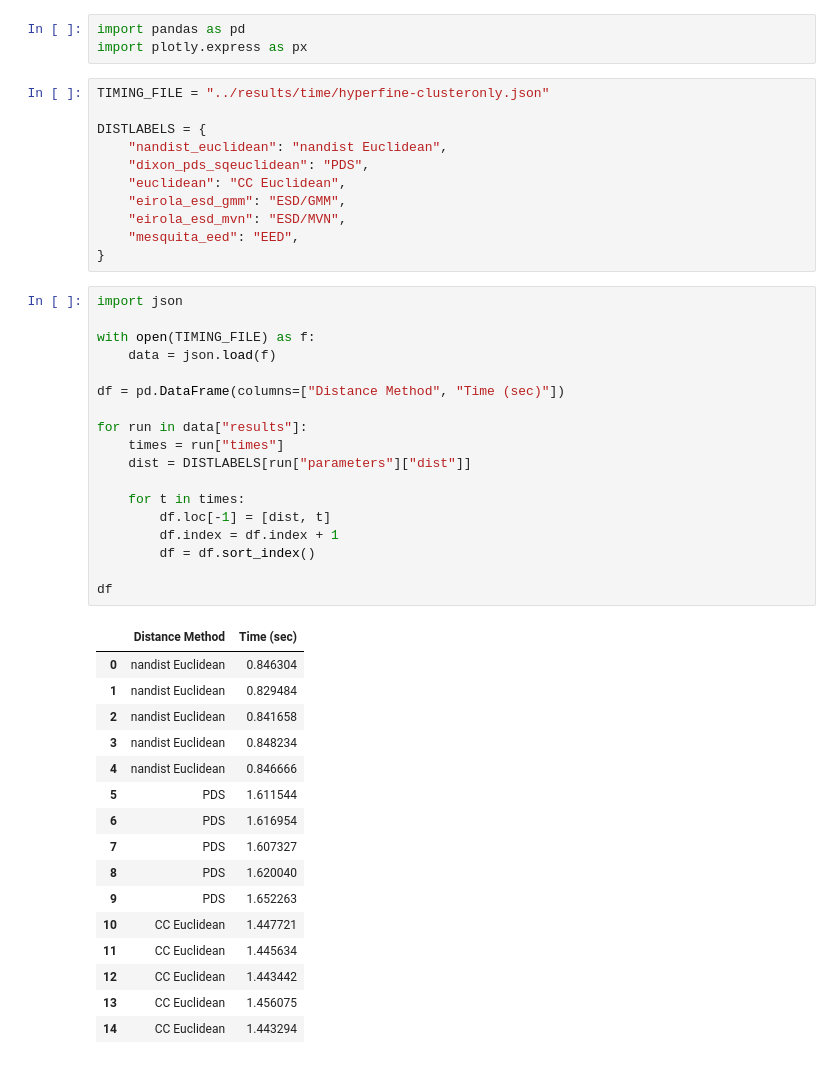
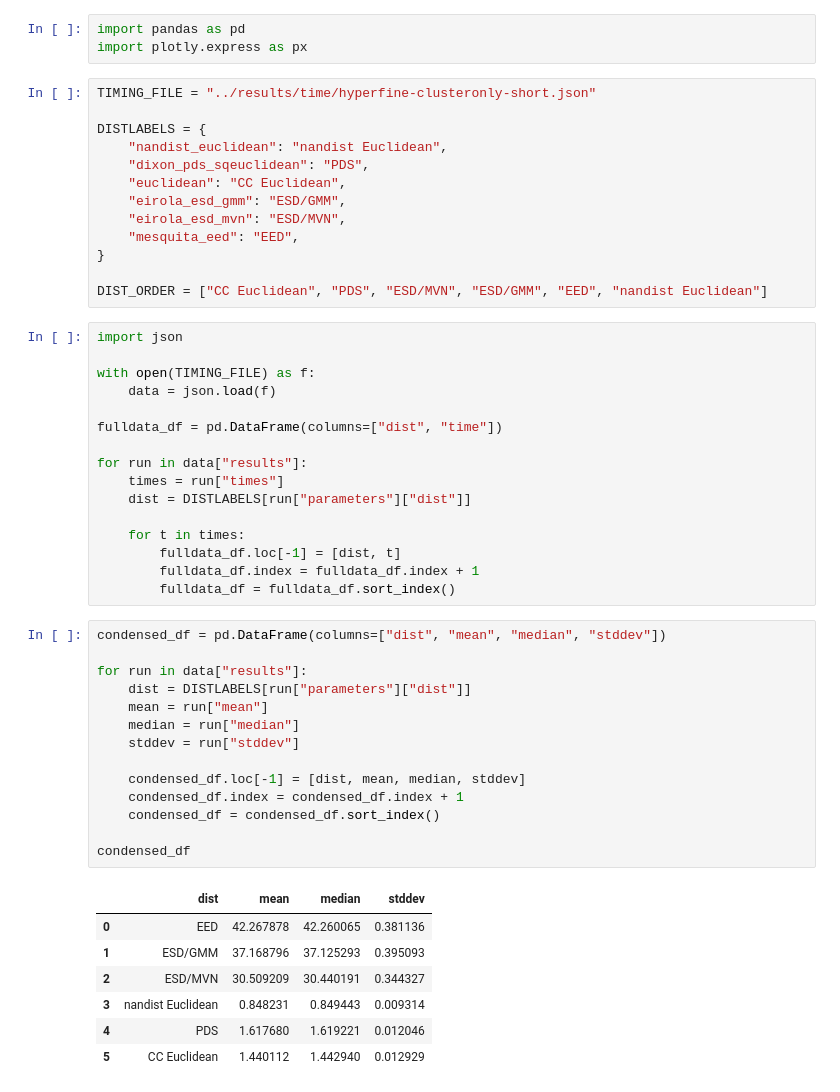
Before and after one commit to jorisfu/chm-supp, a Jupyter notebook: analysis/timing_hyperfine.ipynb, the cells around one changed output. Saved outputs shown, nothing was run; the diff lists cells and outputs as text.

Commit message:
hyperfine results

```diff
--- a/analysis/timing_hyperfine.ipynb
+++ b/analysis/timing_hyperfine.ipynb
@@ -4,7 +4,7 @@
 import pandas as pd
 import plotly.express as px
 # %%
-TIMING_FILE = "../results/time/hyperfine-clusteronly.json"
+TIMING_FILE = "../results/time/hyperfine-clusteronly-short.json"
 
 DISTLABELS = {
     "nandist_euclidean": "nandist Euclidean",
@@ -14,40 +14,45 @@ DISTLABELS = {
     "eirola_esd_mvn": "ESD/MVN",
     "mesquita_eed": "EED",
 }
+
+DIST_ORDER = ["CC Euclidean", "PDS", "ESD/MVN", "ESD/GMM", "EED", "nandist Euclidean"]
 # %%
 import json
 
 with open(TIMING_FILE) as f:
     data = json.load(f)
 
-df = pd.DataFrame(columns=["Distance Method", "Time (sec)"])
+fulldata_df = pd.DataFrame(columns=["dist", "time"])
 
 for run in data["results"]:
     times = run["times"]
     dist = DISTLABELS[run["parameters"]["dist"]]
 
     for t in times:
-        df.loc[-1] = [dist, t]
-        df.index = df.index + 1
-        df = df.sort_index()
-
-df
+        fulldata_df.loc[-1] = [dist, t]
+        fulldata_df.index = fulldata_df.index + 1
+        fulldata_df = fulldata_df.sort_index()
-# %% [output]
-|  | Distance Method | Time (sec) |
-| 0 | nandist Euclidean | 0.846304 |
-| 1 | nandist Euclidean | 0.829484 |
-| 2 | nandist Euclidean | 0.841658 |
-| 3 | nandist Euclidean | 0.848234 |
-| 4 | nandist Euclidean | 0.846666 |
-| 5 | PDS | 1.611544 |
-| 6 | PDS | 1.616954 |
-| 7 | PDS | 1.607327 |
-| 8 | PDS | 1.620040 |
-| 9 | PDS | 1.652263 |
-| 10 | CC Euclidean | 1.447721 |
-| 11 | CC Euclidean | 1.445634 |
-| 12 | CC Euclidean | 1.443442 |
-| 13 | CC Euclidean | 1.456075 |
-| 14 | CC Euclidean | 1.443294 |
+# %%
+condensed_df = pd.DataFrame(columns=["dist", "mean", "median", "stddev"])
+
+for run in data["results"]:
+    dist = DISTLABELS[run["parameters"]["dist"]]
+    mean = run["mean"]
+    median = run["median"]
+    stddev = run["stddev"]
+
+    condensed_df.loc[-1] = [dist, mean, median, stddev]
+    condensed_df.index = condensed_df.index + 1
+    condensed_df = condensed_df.sort_index()
+
+condensed_df
+# %% [output]
+|  | dist | mean | median | stddev |
+| 0 | EED | 42.267878 | 42.260065 | 0.381136 |
+| 1 | ESD/GMM | 37.168796 | 37.125293 | 0.395093 |
+| 2 | ESD/MVN | 30.509209 | 30.440191 | 0.344327 |
+| 3 | nandist Euclidean | 0.848231 | 0.849443 | 0.009314 |
+| 4 | PDS | 1.617680 | 1.619221 | 0.012046 |
+| 5 | CC Euclidean | 1.440112 | 1.442940 | 0.012929 |
 # %%
 fig = px.box(
```
Also changed, not shown: parts of 2 cells of this notebook, 7 other files.
